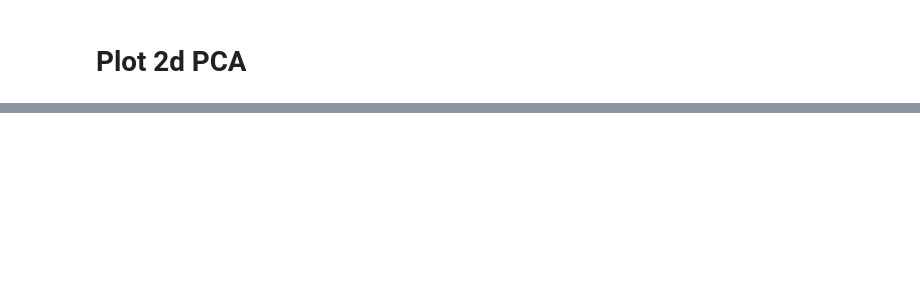
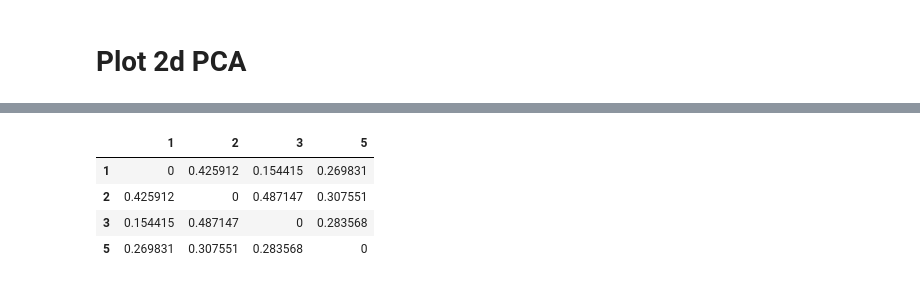
Before and after one commit to salliewalecka/Hawaii_RegimesPredictors, a Jupyter notebook: notebooks/PCA.ipynb, the cells around one changed output, grey strips where cells are left out. Saved outputs shown, nothing was run; the diff lists cells and outputs as text; code cells hidden in the pictures; blank space fills up the shorter version.

```diff
--- a/notebooks/PCA.ipynb
+++ b/notebooks/PCA.ipynb
@@ -151,0 +124,13 @@ train_means
+# %%
+l2_diffs = pd.DataFrame(index=[1, 2, 3, 5],columns=[1, 2, 3, 5])
+for i in range(4):
+    for j in range(4):
+        l2_diffs.iloc[i,j] = np.sum(np.square(train_means.iloc[i,:] - train_means.iloc[j,:]))
+# %%
+l2_diffs
+# %% [output]
+|  | 1 | 2 | 3 | 5 |
+| 1 | 0 | 0.425912 | 0.154415 | 0.269831 |
+| 2 | 0.425912 | 0 | 0.487147 | 0.307551 |
+| 3 | 0.154415 | 0.487147 | 0 | 0.283568 |
+| 5 | 0.269831 | 0.307551 | 0.283568 | 0 |
```
Also changed, not shown: parts of 10 cells of this notebook.
